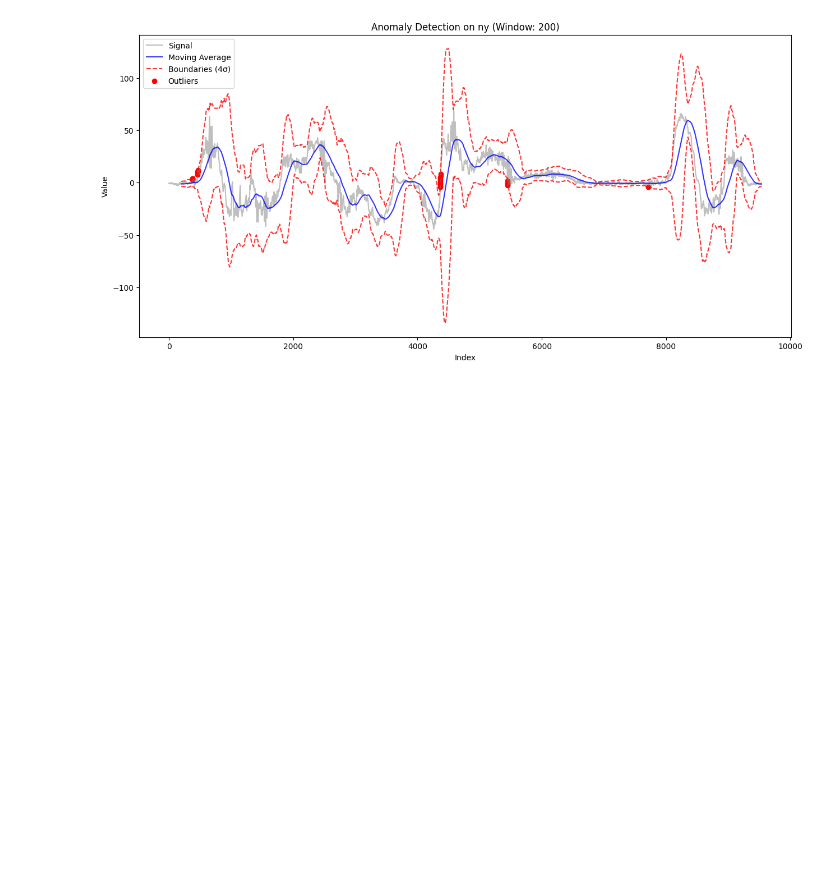
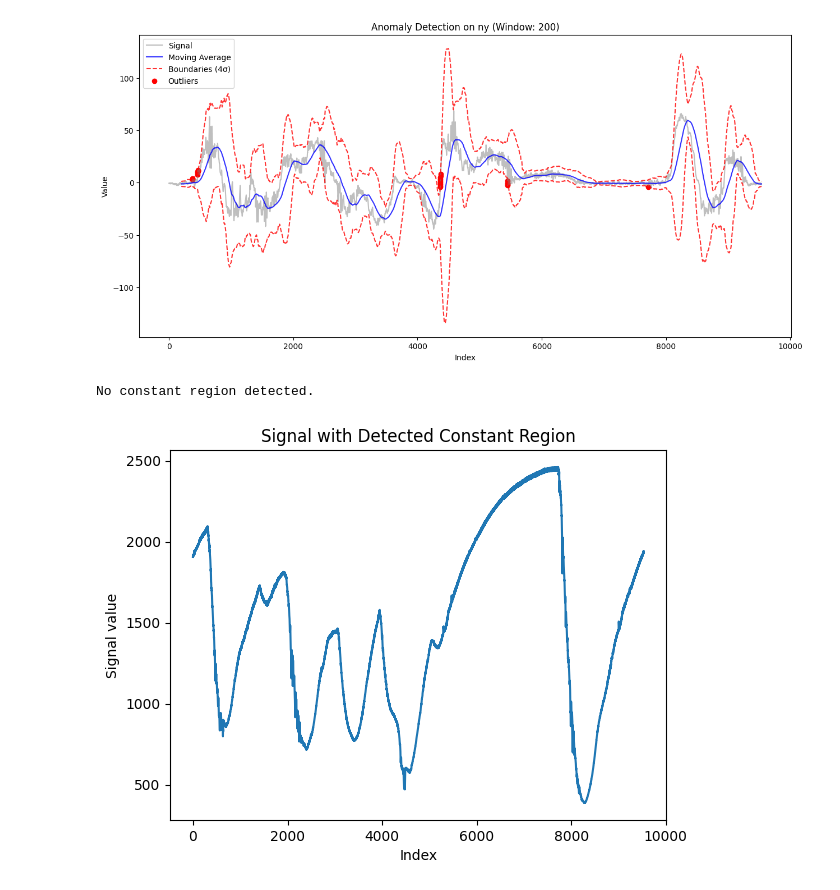
Before and after one commit to lukasfauli/Projet-recheche-INSA-anomaly-detection-librairy, a Jupyter notebook: studies_stats/anl01p1-anomaly_detection_stats.ipynb, the cells around one changed output. Saved outputs shown, nothing was run; the diff lists cells and outputs as text; code cells hidden in the pictures; blank space fills up the shorter version.

```diff
--- a/studies_stats/anl01p1-anomaly_detection_stats.ipynb
+++ b/studies_stats/anl01p1-anomaly_detection_stats.ipynb
@@ -70,3 +64,8 @@ for win_size in (50,100,200):
 [figure]
 [figure]
 [figure]
+# %%
+stat.detect_constant(df['nwl1'], tol=0.1, min_length=5, verbose=True)
+# %% [output]
+No constant region detected.
+[figure, added]
```
Also changed, not shown: parts of 2 cells of this notebook, 4 other files.
